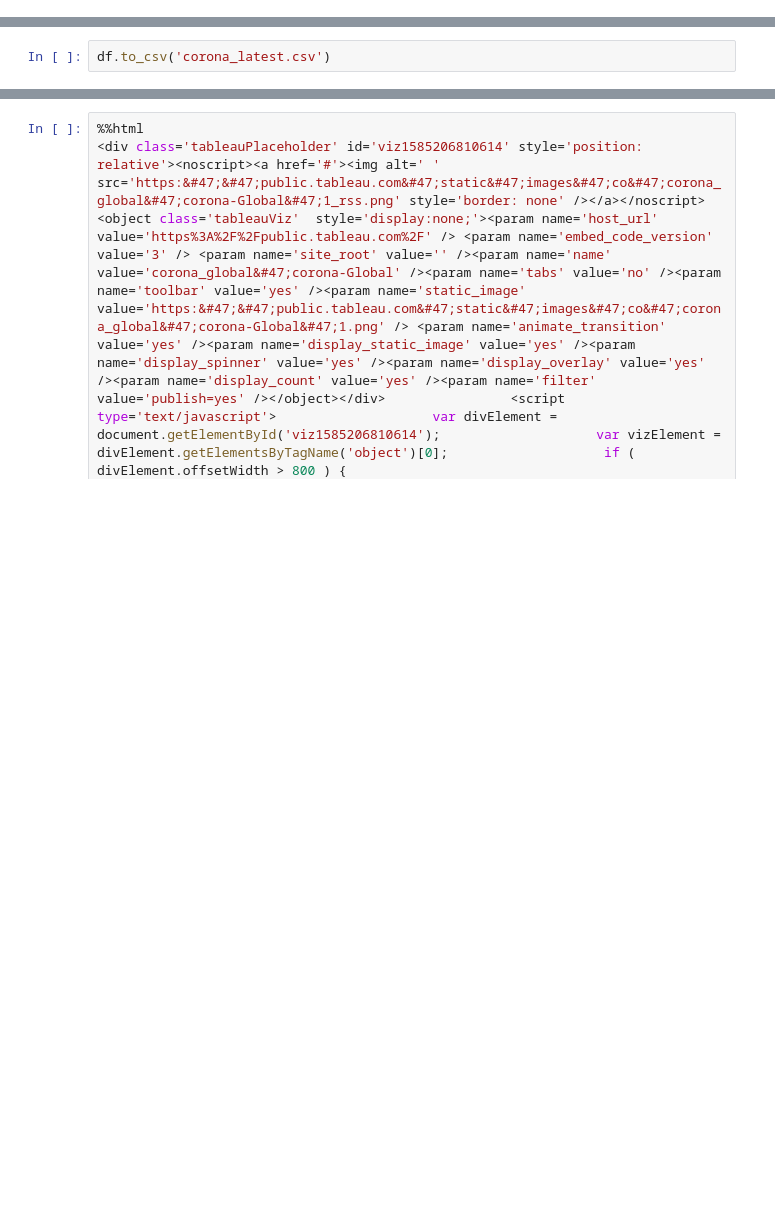
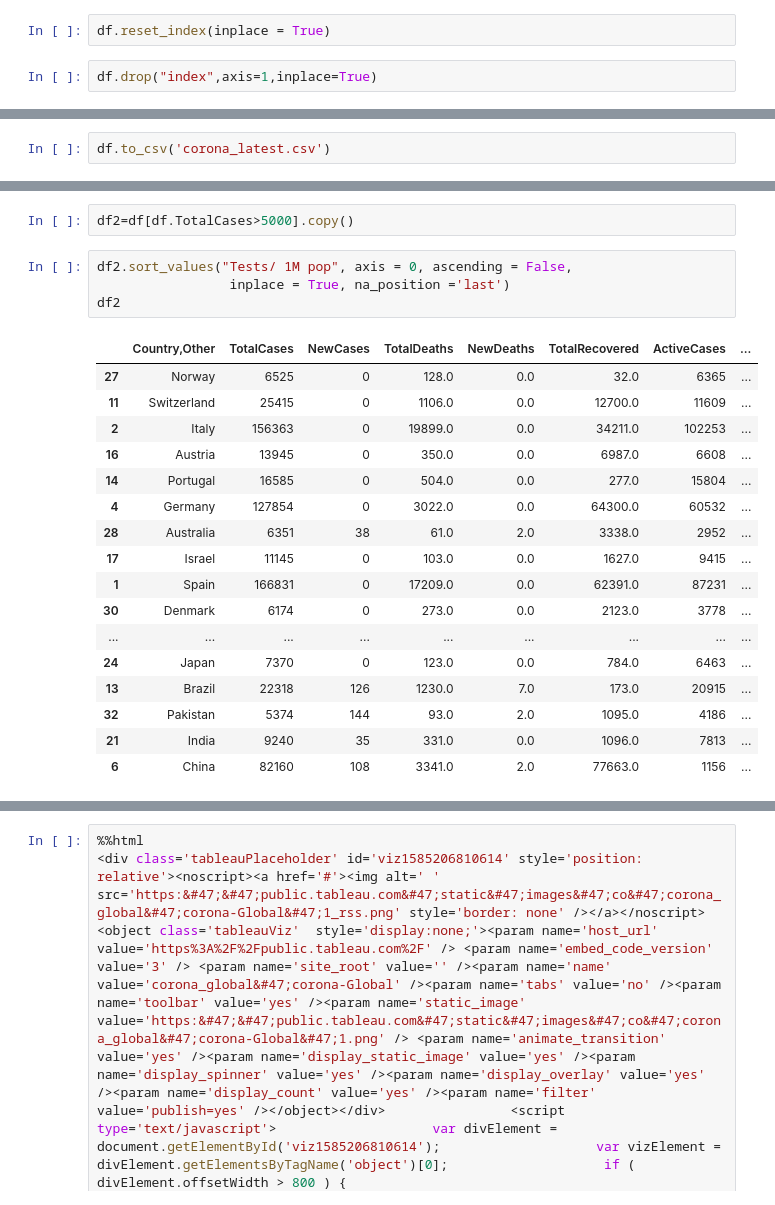
Before and after one commit to balaaje/Corona-Virus, a Jupyter notebook: corona_latest.ipynb, the cells around one changed output, grey strips where cells are left out. Saved outputs shown, nothing was run; the diff lists cells and outputs as text; blank space fills up the shorter version.

```diff
--- a/corona_latest.ipynb
+++ b/corona_latest.ipynb
@@ -170,0 +203,4 @@ df
+# %%
+df.reset_index(inplace = True)
+# %%
+df.drop("index",axis=1,inplace=True)
@@ -458,0 +549,24 @@ fig.add_trace(go.Choropleth(
+# %%
+df2=df[df.TotalCases>5000].copy()
+# %%
+df2.sort_values("Tests/ 1M pop", axis = 0, ascending = False,
+                 inplace = True, na_position ='last')
+df2
+# %% [output]
+|  | Country,Other | TotalCases | NewCases | TotalDeaths | NewDeaths | TotalRecovered | ActiveCases | ... |
+| 27 | Norway | 6525 | 0 | 128.0 | 0.0 | 32.0 | 6365 | ... |
+| 11 | Switzerland | 25415 | 0 | 1106.0 | 0.0 | 12700.0 | 11609 | ... |
+| 2 | Italy | 156363 | 0 | 19899.0 | 0.0 | 34211.0 | 102253 | ... |
+| 16 | Austria | 13945 | 0 | 350.0 | 0.0 | 6987.0 | 6608 | ... |
+| 14 | Portugal | 16585 | 0 | 504.0 | 0.0 | 277.0 | 15804 | ... |
+| 4 | Germany | 127854 | 0 | 3022.0 | 0.0 | 64300.0 | 60532 | ... |
+| 28 | Australia | 6351 | 38 | 61.0 | 2.0 | 3338.0 | 2952 | ... |
+| 17 | Israel | 11145 | 0 | 103.0 | 0.0 | 1627.0 | 9415 | ... |
+| 1 | Spain | 166831 | 0 | 17209.0 | 0.0 | 62391.0 | 87231 | ... |
+| 30 | Denmark | 6174 | 0 | 273.0 | 0.0 | 2123.0 | 3778 | ... |
+| ... | ... | ... | ... | ... | ... | ... | ... | ... |
+| 24 | Japan | 7370 | 0 | 123.0 | 0.0 | 784.0 | 6463 | ... |
+| 13 | Brazil | 22318 | 126 | 1230.0 | 7.0 | 173.0 | 20915 | ... |
+| 32 | Pakistan | 5374 | 144 | 93.0 | 2.0 | 1095.0 | 4186 | ... |
+| 21 | India | 9240 | 35 | 331.0 | 0.0 | 1096.0 | 7813 | ... |
+| 6 | China | 82160 | 108 | 3341.0 | 2.0 | 77663.0 | 1156 | ... |
```
Also changed, not shown: parts of 21 cells of this notebook, 1 other file.
